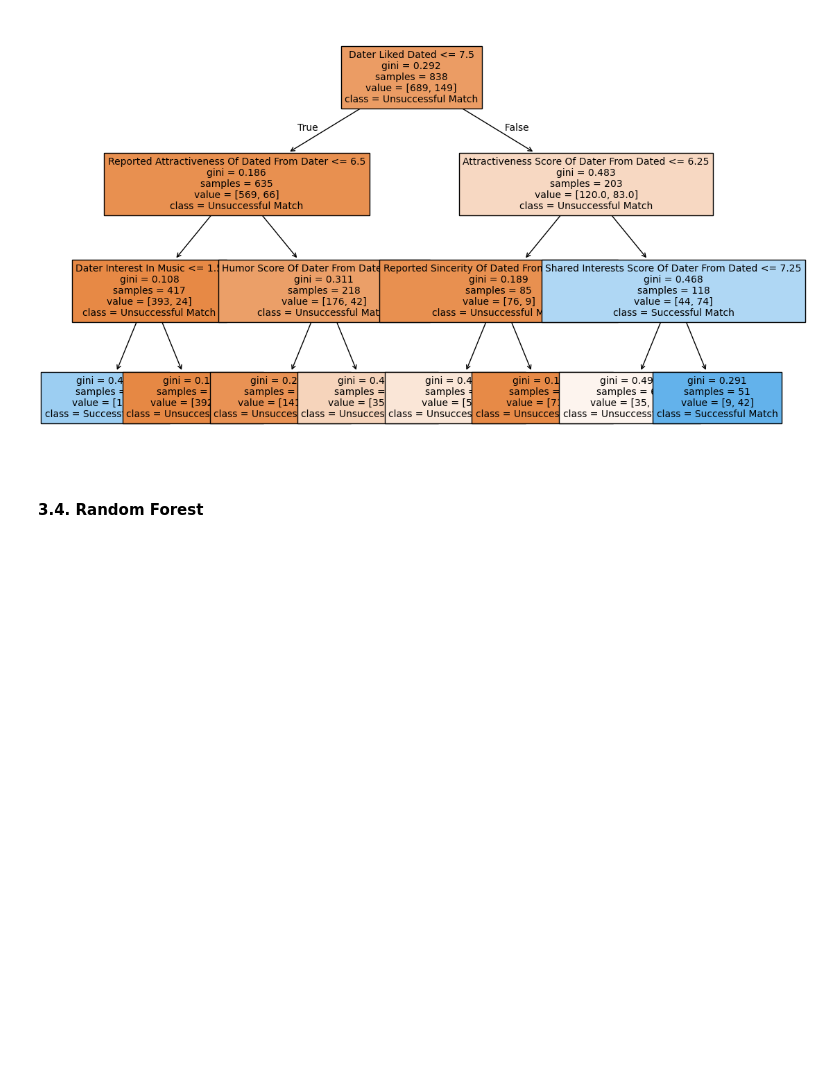
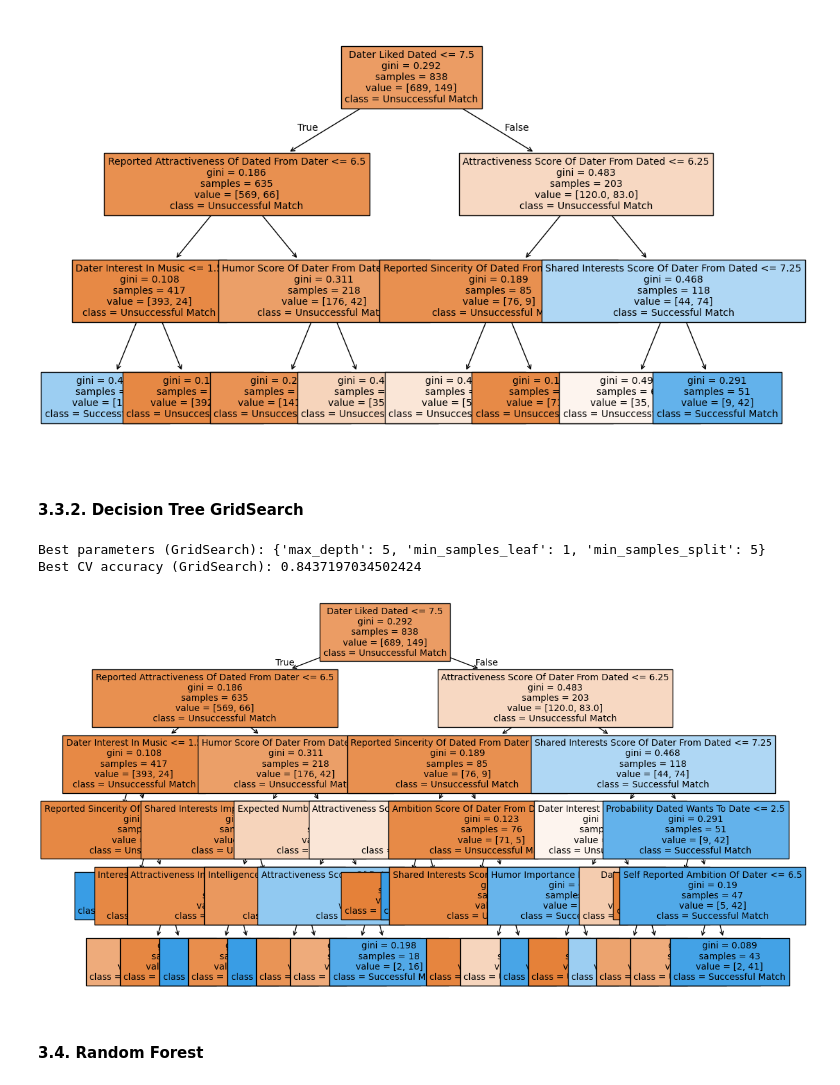
Before and after one commit to Avisonix/AML-Gruppe30, a Jupyter notebook: InProgess/Sofie.ipynb, the cells around one changed output. Cells and saved outputs as stored; diff of their text form; code cells hidden in the pictures; blank space fills up the shorter version.

Commit message:
Grid decision tree

```diff
--- a/InProgess/Sofie.ipynb
+++ b/InProgess/Sofie.ipynb
@@ -311,6 +309,51 @@ plt.savefig("reduced_tree.png", bbox_inches="tight")
 plt.show()
 # %% [output]
 [figure]
+# %% [markdown]
+#### 3.3.2. Decision Tree GridSearch
+# %%
+# Base model
+dt_model = DecisionTreeClassifier(random_state=42)
+
+# Parameter grid
+param_grid = {
+    "max_depth": [None, 3, 5, 10],
+    "min_samples_split": [2, 5, 10],
+    "min_samples_leaf": [1, 2, 5]
+}
+
+# GridSearch
+grid = GridSearchCV(
+    estimator=dt_model,
+    param_grid=param_grid,
+    scoring="accuracy",
+    cv=cv,
+    n_jobs=-1
+)
+
+# Fit
+grid.fit(X_train, y_train)
+
+print("Best parameters (GridSearch):", grid.best_params_)
+print("Best CV accuracy (GridSearch):", grid.best_score_)
+
+# Best optimized model
+best_dt_model = grid.best_estimator_
+# %% [output]
+Best parameters (GridSearch): {'max_depth': 5, 'min_samples_leaf': 1, 'min_samples_split': 5}
+Best CV accuracy (GridSearch): 0.8437197034502424
+# %%
+plt.figure(figsize=(13, 8))
+tree.plot_tree(
+    best_dt_model,
+    class_names=["Unsuccessful Match", "Successful Match"],
+    feature_names=list(X_train.columns),
+    filled=True,
+    fontsize=10
+)
+plt.show()
+# %% [output]
+[figure, added]
 # %% [markdown]
 #### 3.4. Random Forest
 # %%
```
Also changed, not shown: parts of 4 cells of this notebook, 1 other file.
